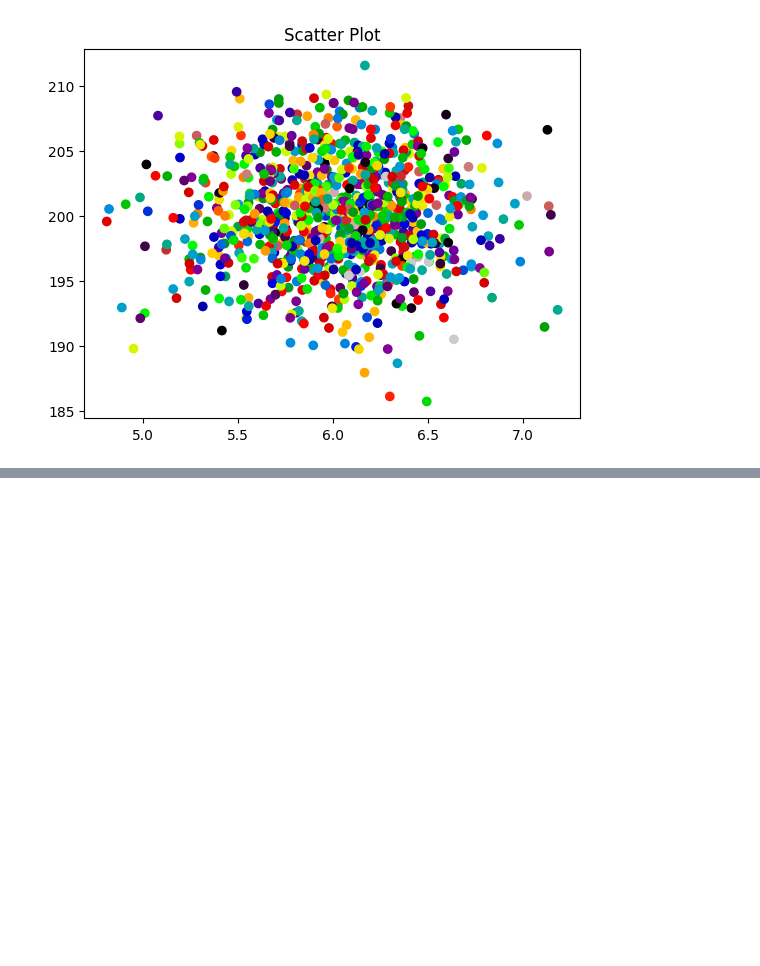
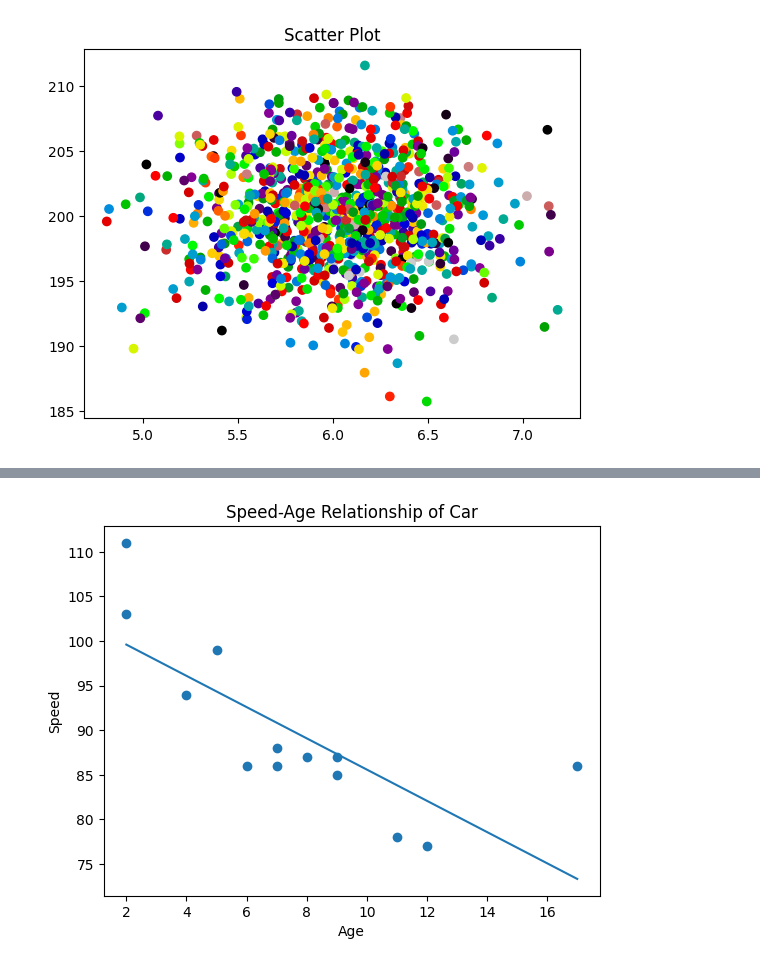
Before and after one commit to manusharansah/Python, a Jupyter notebook: Machine Learning/tutorial.ipynb, the cells around one changed output, grey strips where cells are left out. Cells and saved outputs as stored; diff of their text form; code cells hidden in the pictures; blank space fills up the shorter version.

Commit message:
multiple-regression-and-gpt-generated-assignment

```diff
--- a/Machine Learning/tutorial.ipynb
+++ b/Machine Learning/tutorial.ipynb
@@ -180,0 +184,35 @@ plt.show()
+# %%
+# Using linear regresion to get and draw regreesion line for a scattar plot
+
+import matplotlib.pyplot as plt
+import scipy.stats as stats
+import numpy as np
+
+def f(x):
+    return x*slope + intercept
+
+x = [5,7,8,7,2,17,2,9,4,11,12,9,6]
+y = [99,86,87,88,111,86,103,87,94,78,77,85,86]
+
+
+slope, intercept, r, p, std_error = stats.linregress(x,y)
+
+xp = np.array([min(x),max(x)])
+yp = list(map(f,xp))
+
+plt.scatter(x,y)
+plt.xlabel('Age')
+plt.ylabel('Speed')
+plt.title('Speed-Age Relationship of Car')
+
+
+if abs(r)>0.3:
+    plt.plot(xp,yp)
+else:
+    print("No good relationship.")
+
+plt.show()
+
+# Regression line exists for data that have very weak relationship as well ans are useful in hypothesis testing. But here I have not shown regression line for weak relationship.
+# %% [output]
+[figure, added]
```
Also changed, not shown: parts of 4 cells of this notebook, 3 other files.
